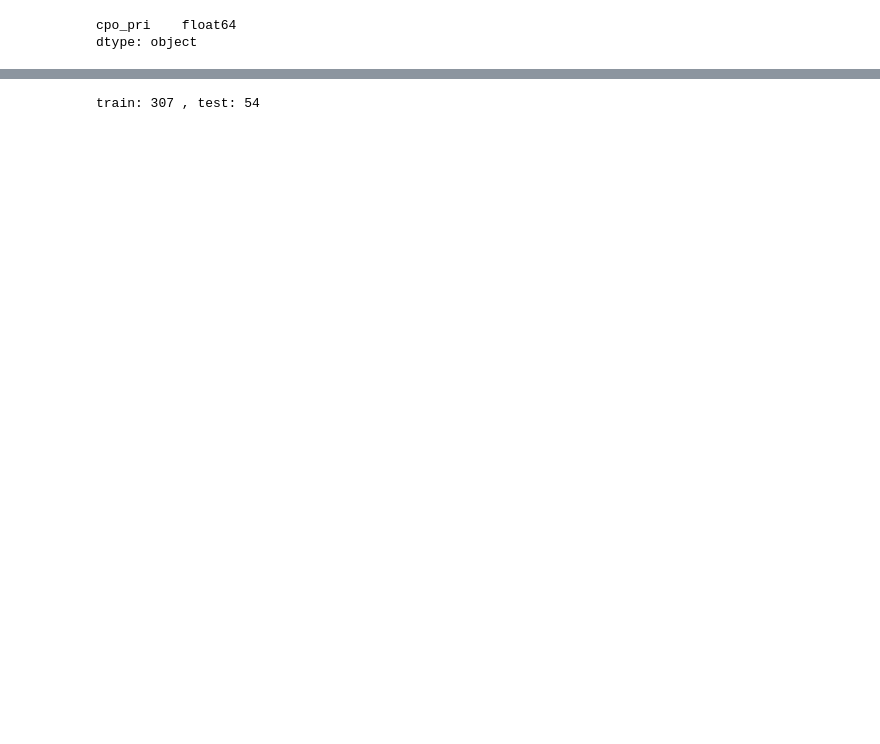
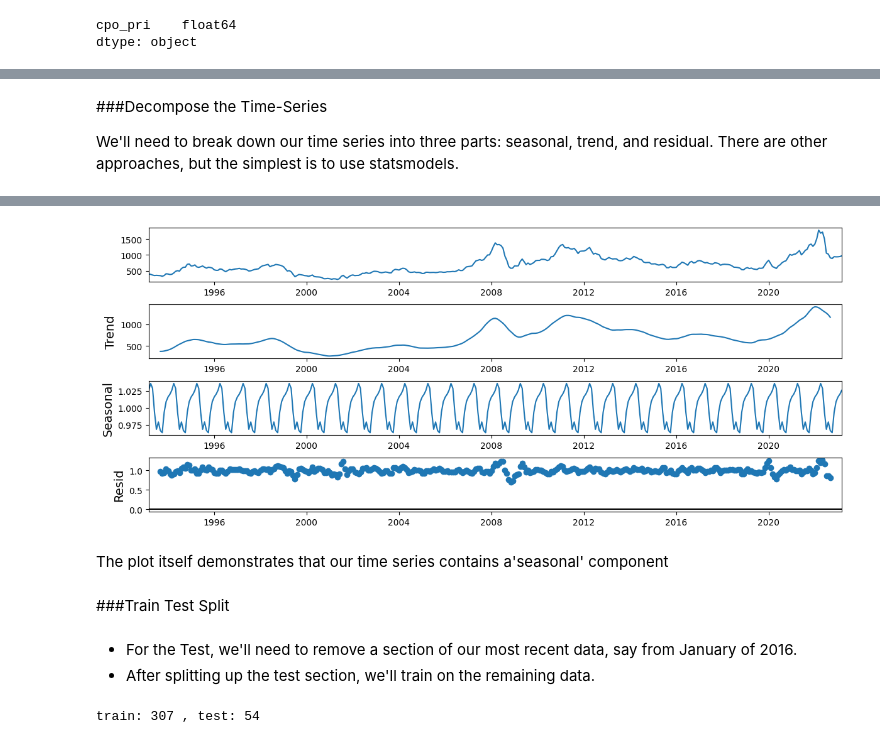
Before and after one commit to mofuoku417/Crude-Palm-Oil-Price-Prediction, a Jupyter notebook: Crude_PalmOil_Price_Prediction_SARIMA_Model.ipynb, the cells around one changed output, grey strips where cells are left out. Cells and saved outputs as stored; diff of their text form; code cells hidden in the pictures; blank space fills up the shorter version.

```diff
--- a/Crude_PalmOil_Price_Prediction_SARIMA_Model.ipynb
+++ b/Crude_PalmOil_Price_Prediction_SARIMA_Model.ipynb
@@ -117,0 +120,11 @@ plt.show()
+# %% [markdown]
+###Decompose the Time-Series
+
+We'll need to break down our time series into three parts: seasonal, trend, and residual. There are other approaches, but the simplest is to use statsmodels.
+# %%
+#Statsmodels will be used to decompose this time series
+from statsmodels.tsa.seasonal import seasonal_decompose
+result = seasonal_decompose(df, model='multiplicative')
+
+fig = result.plot()
+# %% [output]
@@ -118,3 +132,13 @@ plt.show()
+[figure, added]
+# %% [markdown]
+The plot itself demonstrates that our time series contains a'seasonal' component
+# %% [markdown]
+###Train Test Split
+# %% [markdown]
+
+
+*   For the Test, we'll need to remove a section of our most recent data, say from January of 2016.
+*   After splitting up the test section, we'll train on the remaining data.
 # %%
 #Splitting the data
 
```
Also changed, not shown: parts of 19 cells of this notebook.
